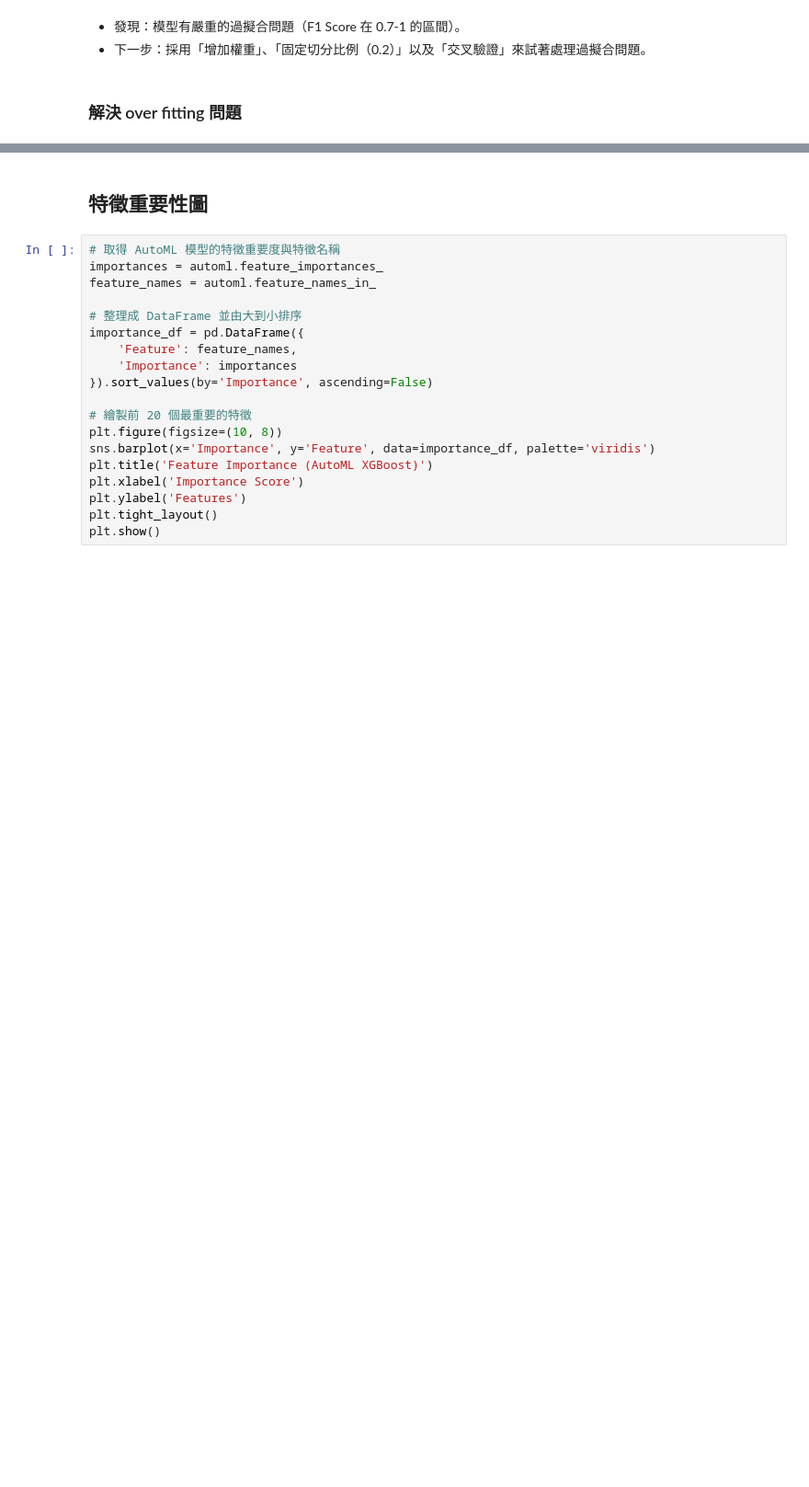
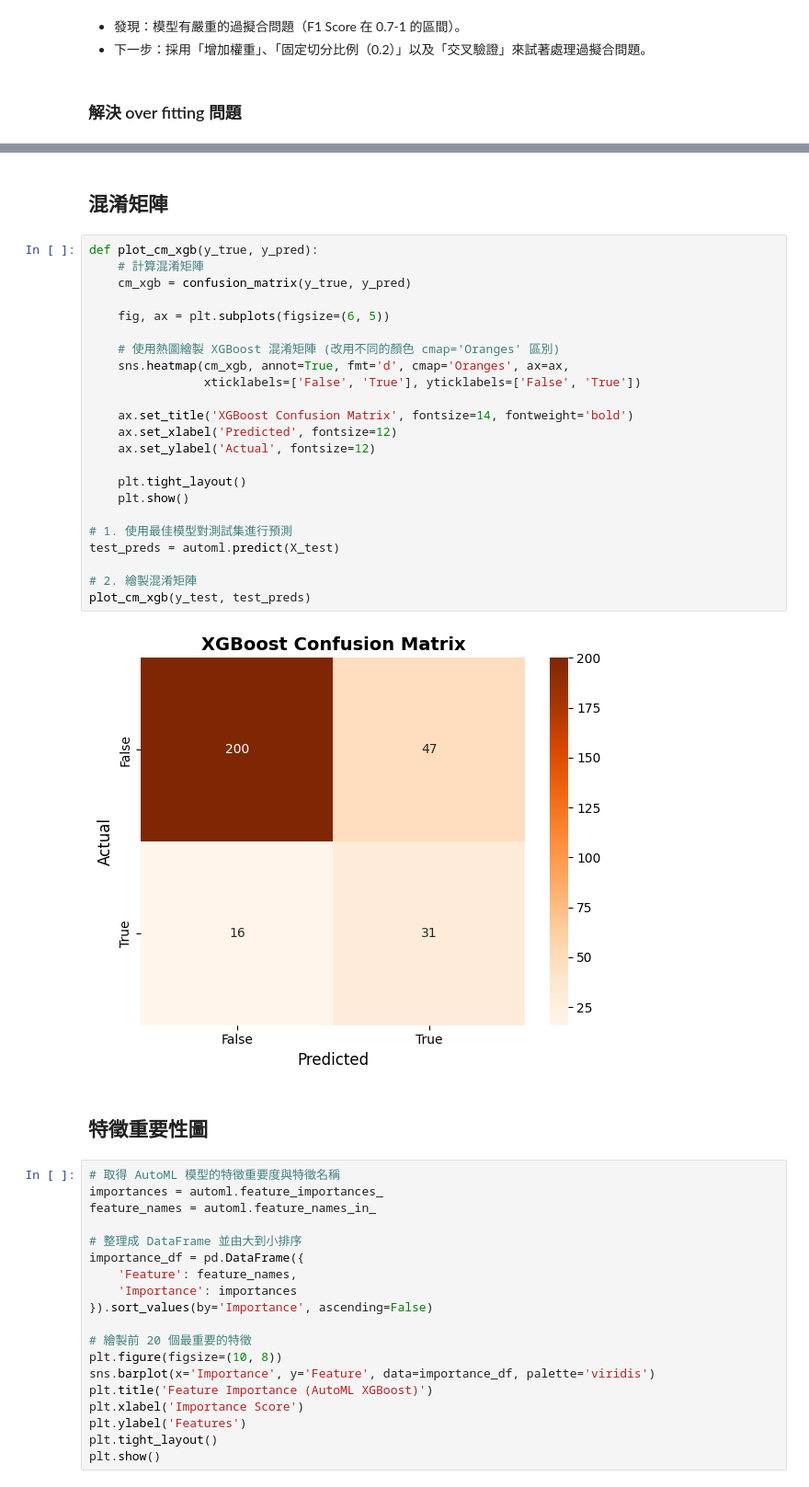
Before and after one commit to sofiahuang2225-prog/python-DM-group-k, a Jupyter notebook: ML_XGBoost.ipynb, the cells around one changed output, grey strips where cells are left out. Shown at 92% size. Cells and saved outputs as stored; diff of their text form; blank space fills up the shorter version.

```diff
--- a/ML_XGBoost.ipynb
+++ b/ML_XGBoost.ipynb
@@ -217,3 +191,30 @@ ROC AUC: 0.8124
+# %% [markdown]
+## 混淆矩陣
+# %%
+def plot_cm_xgb(y_true, y_pred):
+    # 計算混淆矩陣
+    cm_xgb = confusion_matrix(y_true, y_pred)
+
+    fig, ax = plt.subplots(figsize=(6, 5))
+
+    # 使用熱圖繪製 XGBoost 混淆矩陣 (改用不同的顏色 cmap='Oranges' 區別)
+    sns.heatmap(cm_xgb, annot=True, fmt='d', cmap='Oranges', ax=ax,
+                xticklabels=['False', 'True'], yticklabels=['False', 'True'])
+
+    ax.set_title('XGBoost Confusion Matrix', fontsize=14, fontweight='bold')
+    ax.set_xlabel('Predicted', fontsize=12)
+    ax.set_ylabel('Actual', fontsize=12)
+
+    plt.tight_layout()
+    plt.show()
+
+# 1. 使用最佳模型對測試集進行預測
+test_preds = automl.predict(X_test)
+
+# 2. 繪製混淆矩陣
+plot_cm_xgb(y_test, test_preds)
+# %% [output]
+[figure, added]
 # %% [markdown]
 ## 特徵重要性圖
 # %%
```
Also changed, not shown: parts of 10 cells of this notebook.
